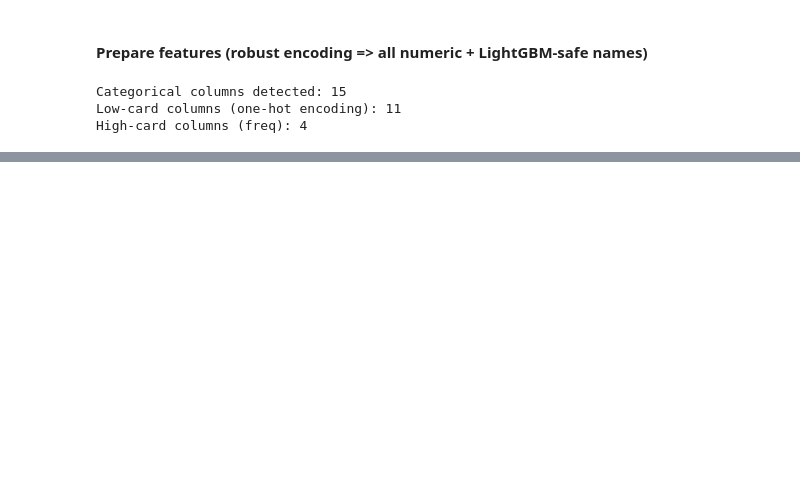
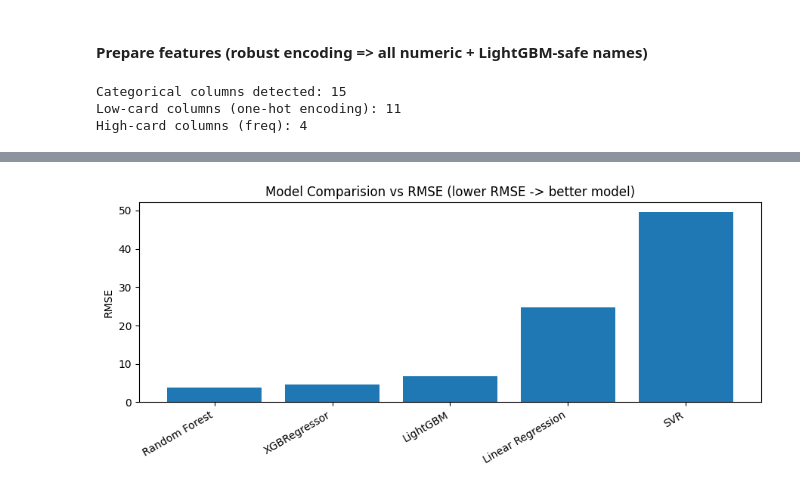
Before and after one commit to Anand-Mansabdar/Major-Project---Calorie-Burn-Prediction, a Jupyter notebook: main.ipynb, the cells around one changed output, grey strips where cells are left out. Drawn from its saved outputs; the diff is of its cells as text; code cells hidden in the pictures; blank space fills up the shorter version.

Commit message:
Training Models and Evaluation of Models using MAE, RMSE, R2

```diff
--- a/main.ipynb
+++ b/main.ipynb
@@ -353,0 +419,8 @@ High-card columns (freq): 4
+# %%
+# LightGBM fix - sanitize feature names after using .get_dummies()
+safe_cols = clean_and_make_unique_feature_names(X_train.columns)
+X_train.columns = safe_cols
+X_test.columns = safe_cols
+
+print(f"Final feature shape: X_train - {X_train.shape}, X_test - {X_test.shape}")
+print(f"Sample feature names(first 10): {list(X_train.columns[:10])}")
@@ -353,0 +430,5 @@ High-card columns (freq): 4
+# %%
+# Scaling for Linear + SVR
+scaler = StandardScaler()
+X_train_scaled = scaler.fit_transform(X_train)
+X_test_scaled = scaler.transform(X_test)
@@ -353,0 +467,10 @@ High-card columns (freq): 4
+# %%
+from sklearn.metrics import root_mean_squared_error
+
+# Training models
+def eval_model(y_true, y_pred):
+  mae = mean_absolute_error(y_true, y_pred)
+  rmse = root_mean_squared_error(y_true, y_pred)
+  r2 = r2_score(y_true, y_pred)
+
+  return mae, rmse, r2
@@ -353,0 +560,5 @@ High-card columns (freq): 4
+# %%
+# Converting the results(list) to a DataFrame
+results_df = pd.DataFrame(results, columns=["Model", "MAE", "RMSE", "R2_Score"]).sort_values("RMSE")
+print(f"Model Comparaision (sorted by RMSE):")
+results_df
@@ -353,0 +573,11 @@ High-card columns (freq): 4
+# %%
+# Plotting the graphs for model comparision
+plt.figure(figsize=(9, 4))
+plt.bar(results_df["Model"], results_df["RMSE"]) # Bar graph representing Model and its RMSE Value
+plt.title("Model Comparision vs RMSE (lower RMSE -> better model)")
+plt.ylabel("RMSE")
+plt.xticks(rotation=30, ha="right")
+plt.tight_layout()
+plt.show()
+# %% [output]
+[figure, added]
```
Also changed, not shown: parts of 15 cells of this notebook.
